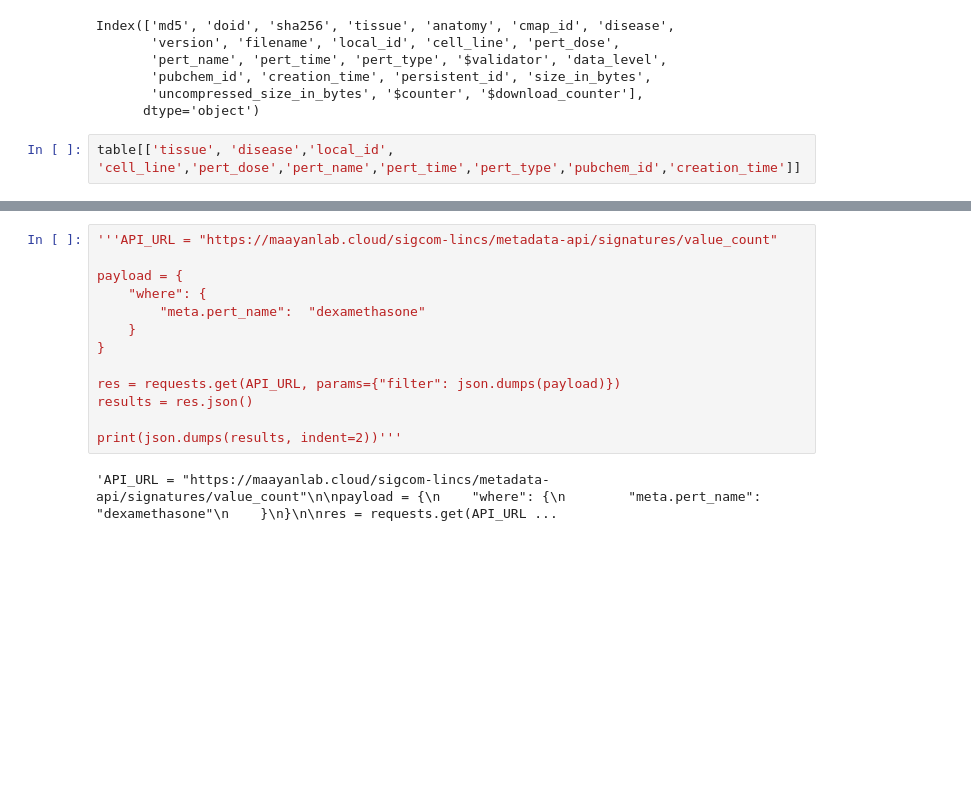
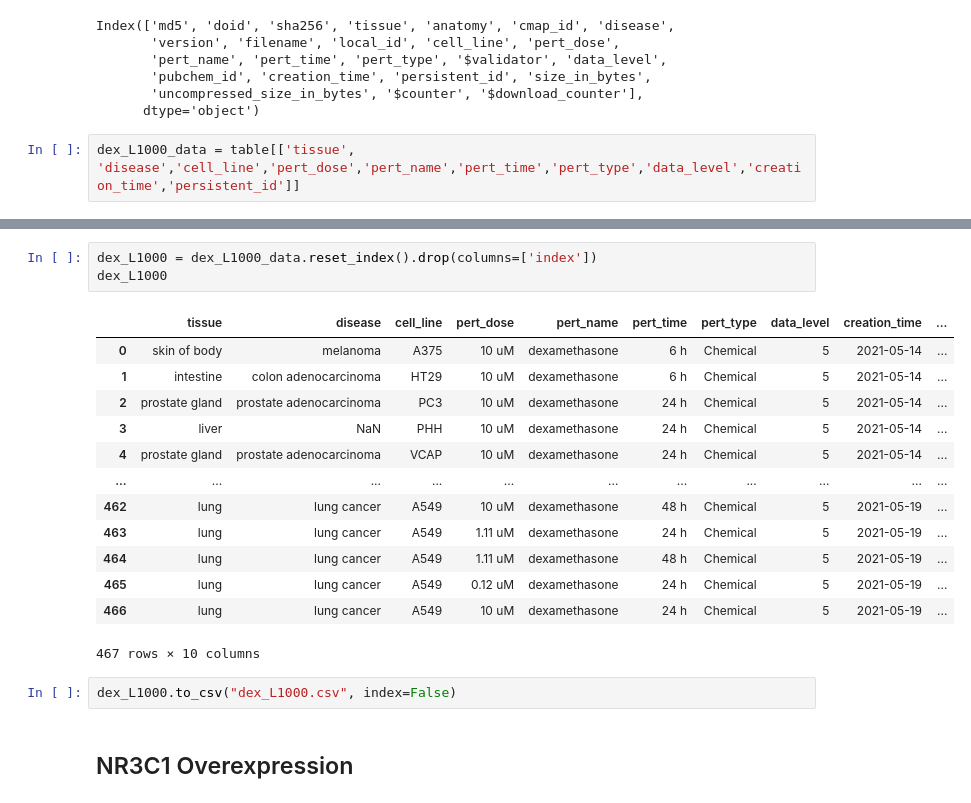
Before and after one commit to MaayanLab/dex-benchmark, a Jupyter notebook: L1000_data/Retrieving_L1000_Dex_GR_Data.ipynb, the cells around one changed output, grey strips where cells are left out. Drawn from its saved outputs; the diff is of its cells as text; blank space fills up the shorter version.

```diff
--- a/L1000_data/Retrieving_L1000_Dex_GR_Data.ipynb
+++ b/L1000_data/Retrieving_L1000_Dex_GR_Data.ipynb
@@ -68,4 +109,4 @@ Index(['md5', 'doid', 'sha256', 'tissue', 'anatomy', 'cmap_id', 'disease',
        'uncompressed_size_in_bytes', '$counter', '$download_counter'],
       dtype='object')
 # %%
-table[['tissue', 'disease','local_id', 'cell_line','pert_dose','pert_name','pert_time','pert_type','pubchem_id','creation_time']]
+dex_L1000_data = table[['tissue', 'disease','cell_line','pert_dose','pert_name','pert_time','pert_type','data_level','creation_time','persistent_id']]
@@ -86,15 +113,21 @@ table[['tissue', 'disease','local_id', 'cell_line','pert_dose','pert_name','pert
-# %%
-'''API_URL = "https://maayanlab.cloud/sigcom-lincs/metadata-api/signatures/value_count"
-
-payload = {
-    "where": {
-        "meta.pert_name":  "dexamethasone"
-    }
-}
-
-res = requests.get(API_URL, params={"filter": json.dumps(payload)})
-results = res.json()
-
-print(json.dumps(results, indent=2))'''
-# %% [output]
-'API_URL = "https://maayanlab.cloud/sigcom-lincs/metadata-api/signatures/value_count"\n\npayload = {\n    "where": {\n        "meta.pert_name":  "dexamethasone"\n    }\n}\n\nres = requests.get(API_URL ...
+# %%
+dex_L1000 = dex_L1000_data.reset_index().drop(columns=['index'])
+dex_L1000
+# %% [output]
+|  | tissue | disease | cell_line | pert_dose | pert_name | pert_time | pert_type | data_level | creation_time | ... |
+| 0 | skin of body | melanoma | A375 | 10 uM | dexamethasone | 6 h | Chemical | 5 | 2021-05-14 | ... |
+| 1 | intestine | colon adenocarcinoma | HT29 | 10 uM | dexamethasone | 6 h | Chemical | 5 | 2021-05-14 | ... |
+| 2 | prostate gland | prostate adenocarcinoma | PC3 | 10 uM | dexamethasone | 24 h | Chemical | 5 | 2021-05-14 | ... |
+| 3 | liver | NaN | PHH | 10 uM | dexamethasone | 24 h | Chemical | 5 | 2021-05-14 | ... |
+| 4 | prostate gland | prostate adenocarcinoma | VCAP | 10 uM | dexamethasone | 24 h | Chemical | 5 | 2021-05-14 | ... |
+| ... | ... | ... | ... | ... | ... | ... | ... | ... | ... | ... |
+| 462 | lung | lung cancer | A549 | 10 uM | dexamethasone | 48 h | Chemical | 5 | 2021-05-19 | ... |
+| 463 | lung | lung cancer | A549 | 1.11 uM | dexamethasone | 24 h | Chemical | 5 | 2021-05-19 | ... |
+| 464 | lung | lung cancer | A549 | 1.11 uM | dexamethasone | 48 h | Chemical | 5 | 2021-05-19 | ... |
+| 465 | lung | lung cancer | A549 | 0.12 uM | dexamethasone | 24 h | Chemical | 5 | 2021-05-19 | ... |
+| 466 | lung | lung cancer | A549 | 10 uM | dexamethasone | 24 h | Chemical | 5 | 2021-05-19 | ... |
+467 rows × 10 columns
+# %%
+dex_L1000.to_csv("dex_L1000.csv", index=False)
+# %% [markdown]
+## NR3C1 Overexpression
```
Also changed, not shown: parts of 31 cells of this notebook, 4 other files.
